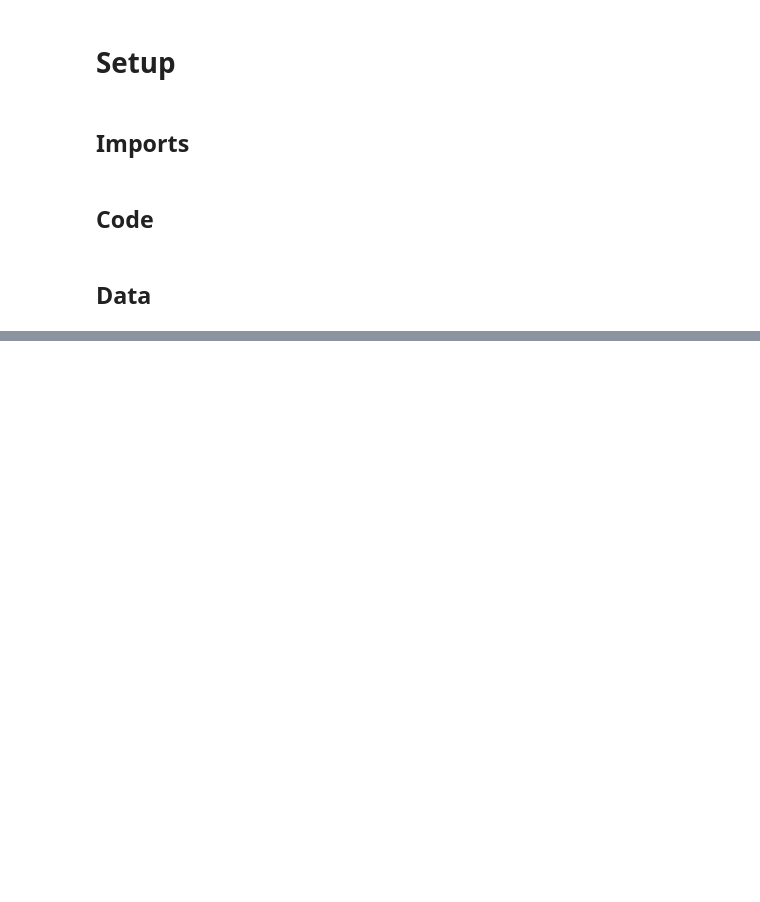
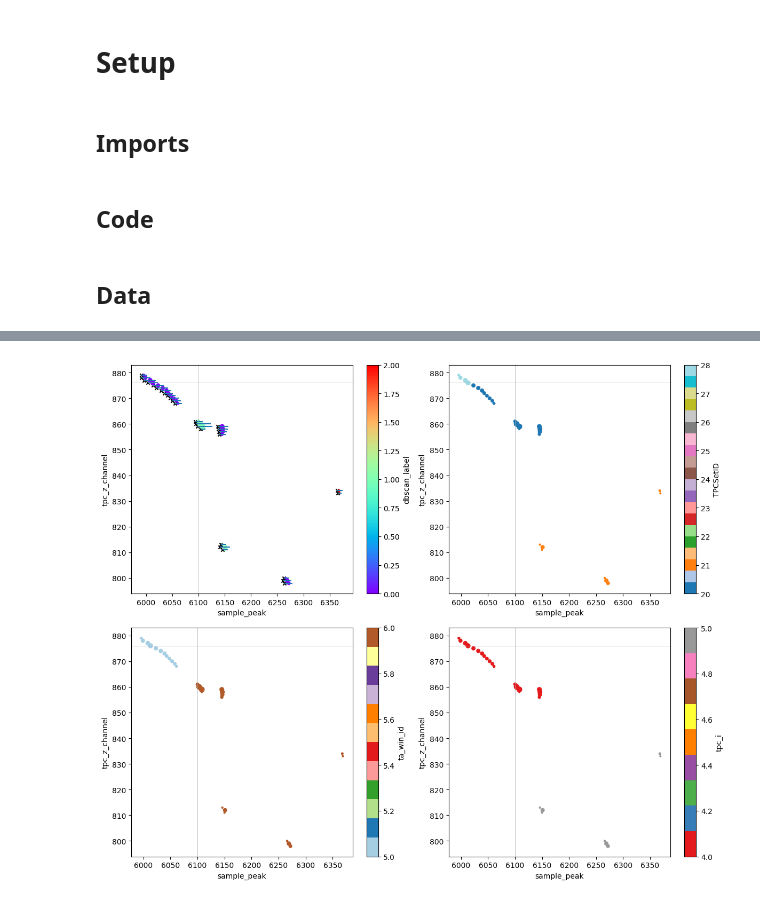
Before and after one commit to alessandrothea/tpvalidator, a Jupyter notebook: notebooks/mcprod/TAFinderDev.ipynb, the cells around one changed output, grey strips where cells are left out. Drawn from its saved outputs; the diff is of its cells as text; code cells hidden in the pictures; blank space fills up the shorter version.

```diff
--- a/notebooks/mcprod/TAFinderDev.ipynb
+++ b/notebooks/mcprod/TAFinderDev.ipynb
@@ -709,0 +259,94 @@ fig.tight_layout()
+# %%
+import tpvalidator.mcprod.geometry as geo
+
+def decorate_tpc_coords(tps, detgeo):
+
+    tps['tpc_view_channel'] = tps.channel.apply(lambda c: detgeo.tpc_view_channel(c)[1]).astype('int16')
+    tps[['tpc_i', 'tpc_k']] = pd.DataFrame(tps.TPCSetID.apply(detgeo.tpc_id_to_grid).tolist(), index=tps.index).rename({0:'tpc_i', 1:'tpc_k'}, axis=1)
+    tps['tpc_z_channel'] = (tps['tpc_view_channel']+detgeo.tpc_view_2_num_chans_sim*tps['tpc_k']).where(tps['readout_view'] == 2, -1)
+
+
+def draw_tawin_boundaries(ax):
+
+    ymin, ymax = ax.get_ylim()
+    for k in range(0, geo.FDVDGeometry_1x6x8.tpc_geo[2]*geo.FDVDGeometry_1x6x8.tpc_view_2_num_chans_sim, geo.FDVDGeometry_1x6x8.tpc_view_2_num_chans_sim):
+        if k < ymin or k > ymax:
+            continue
+        ax.axhline(k, c='darkgrey', lw=0.5)
+
+    xmin, xmax = ax.get_xlim()
+    for t in range(100, 8500, 1000):
+        # print(t)
+        if t < xmin or t > xmax:
+            continue
+        ax.axvline(t, c='darkgrey', lw=0.5)
+
+
+decorate_tpc_coords(aws.tps_with_cluster_flags, geo.FDVDGeometry_1x6x8)
+tps_coll_ev = aws.tps_with_cluster_flags.query(f"event_uid=={ev_uid}")
+
+
+fig, axes = plt.subplots(2,2, figsize=(12, 10))
+
+
+ax = axes[0][0]
+
+tps_coll_ev.plot.scatter(x='sample_start', y='tpc_z_channel', s=20, marker='x', c='k', ax=ax)
+tps_coll_ev.plot.scatter(x='sample_peak', y='tpc_z_channel', s=tps_coll_ev['adc_integral']/200, c='dbscan_label', cmap='rainbow', ax=ax)
+
+ax.hlines(y=tps_coll_ev.tpc_z_channel.values, xmin=tps_coll_ev.sample_start, xmax=(tps_coll_ev.sample_start+tps_coll_ev.samples_over_threshold))
+
+draw_tawin_boundaries(ax)
+
+
+ax = axes[0][1]
+
+tps_coll_ev.plot.scatter(x='sample_peak', y='tpc_z_channel', s=tps_coll_ev['adc_integral']/200, c='TPCSetID', cmap='tab20', ax=ax)
+
+draw_tawin_boundaries(ax)
+
+
+ax = axes[1][0]
+
+tps_coll_ev.plot.scatter(x='sample_peak', y='tpc_z_channel', s=tps_coll_ev['adc_integral']/200, c='ta_win_id', cmap='Paired', ax=ax)
+
+draw_tawin_boundaries(ax)
+
+ax = axes[1][1]
+
+tps_coll_ev.plot.scatter(x='sample_peak', y='tpc_z_channel', s=tps_coll_ev['adc_integral']/200, c='tpc_i', cmap='Set1', ax=ax)
+
+draw_tawin_boundaries(ax)
+
+fig.tight_layout()
+
+
+
+
+
+
+
+# pd.set_option('display.max_columns', None)  # or 1000
+# pd.set_option('display.max_rows', None)  # or 1000
+# pd.set_option('display.max_colwidth', None)  # or 199
+
+# print("[yellow]High ADCI TPs[/yellow]")
+# display(tps_coll_ev.query('adc_integral > 8000'))
+
+
+# print("[yellow]Clustered TPs TPs[/yellow]")
+# display(tps_coll_ev.query('dbscan_label != -1'))
+# xxx = tps_coll_ev.query('adc_integral > 8000').copy()
+
+# from tpvalidator.tafinder.trigger_algs_numba import add_dbscan_variables
+# display(add_dbscan_variables(xxx))
+
+
+# ax = axes[1]
+# xxx.plot.scatter(x='dbs_t', y='dbs_z', s=xxx['adc_integral']/200, c='adc_integral', cmap='rainbow', ax=ax)
+# ax.set_xlim(15550, 15650)
+# ax.set_ylim(9240, 9250)
+# ax.grid()
+# fig.tight_layout()
+# %% [output]
+[figure, added]
```
Also changed, not shown: parts of 56 cells of this notebook, 18 other files.
